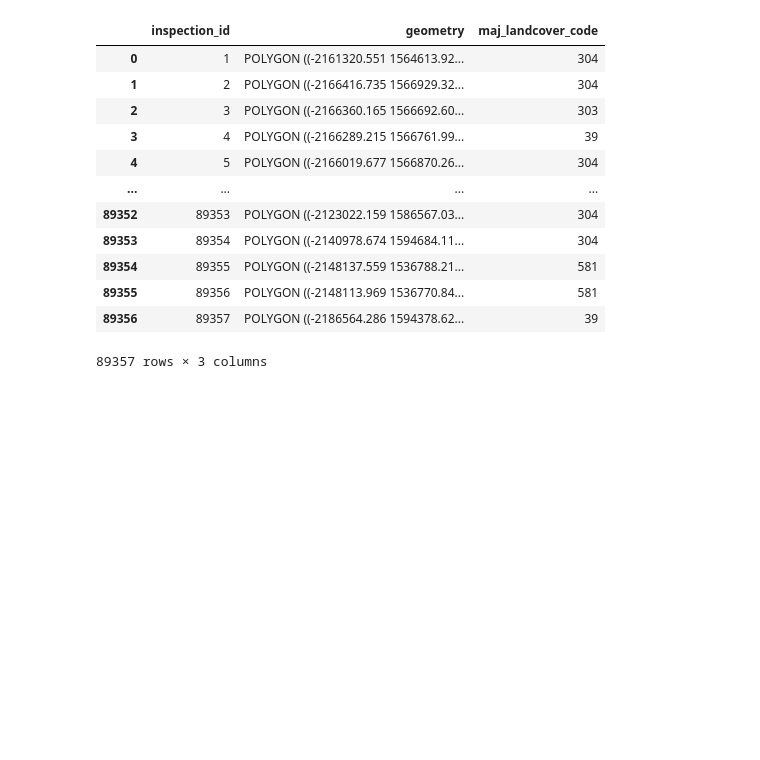
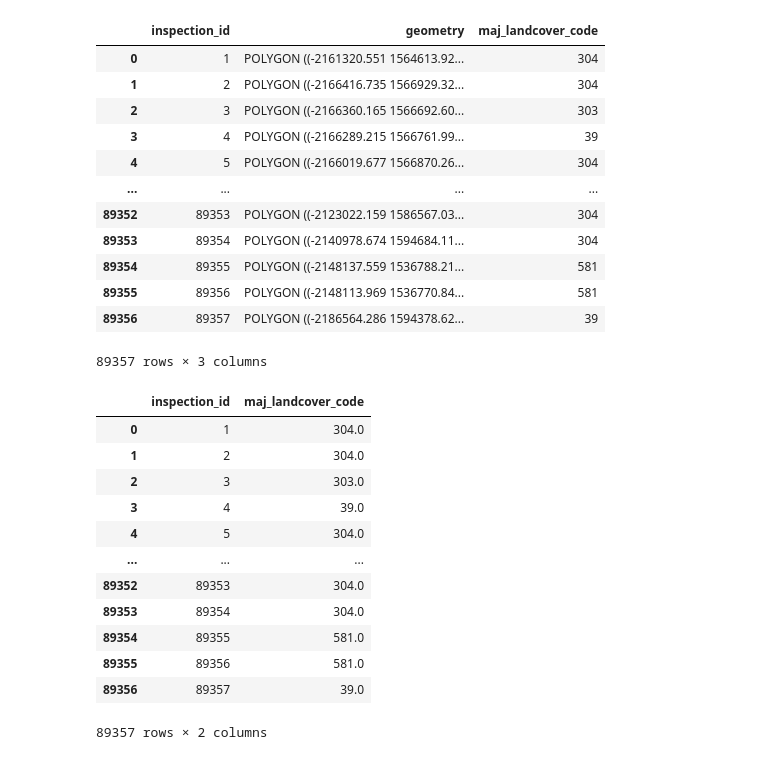
Before and after one commit to wildfire-prep/data-preparation, a Jupyter notebook: code/04_landcover_stats/landcover_stats.ipynb, the cells around one changed output. Cells and saved outputs as stored; diff of their text form; code cells hidden in the pictures; blank space fills up the shorter version.

```diff
--- a/code/04_landcover_stats/landcover_stats.ipynb
+++ b/code/04_landcover_stats/landcover_stats.ipynb
@@ -412,3 +412,25 @@ inspections_buffbuildings.to_file(
     "/capstone/wildfire_prep/data/PUZZLE_PIECES/inspection_id_landcover.geojson",
     driver="GeoJSON",
 )
+# %%
+rewrite = gpd.read_file(
+    "/capstone/wildfire_prep/data/PUZZLE_PIECES/inspection_id_landcover.geojson"
+)
+# %%
+rewrite = rewrite[['inspection_id', 'maj_landcover_code']]
+# %%
+rewrite
+# %% [output]
+|  | inspection_id | maj_landcover_code |
+| 0 | 1 | 304.0 |
+| 1 | 2 | 304.0 |
+| 2 | 3 | 303.0 |
+| 3 | 4 | 39.0 |
+| 4 | 5 | 304.0 |
+| ... | ... | ... |
+| 89352 | 89353 | 304.0 |
+| 89353 | 89354 | 304.0 |
+| 89354 | 89355 | 581.0 |
+| 89355 | 89356 | 581.0 |
+| 89356 | 89357 | 39.0 |
+89357 rows × 2 columns
```
Also changed, not shown: parts of 1 cell of this notebook.
